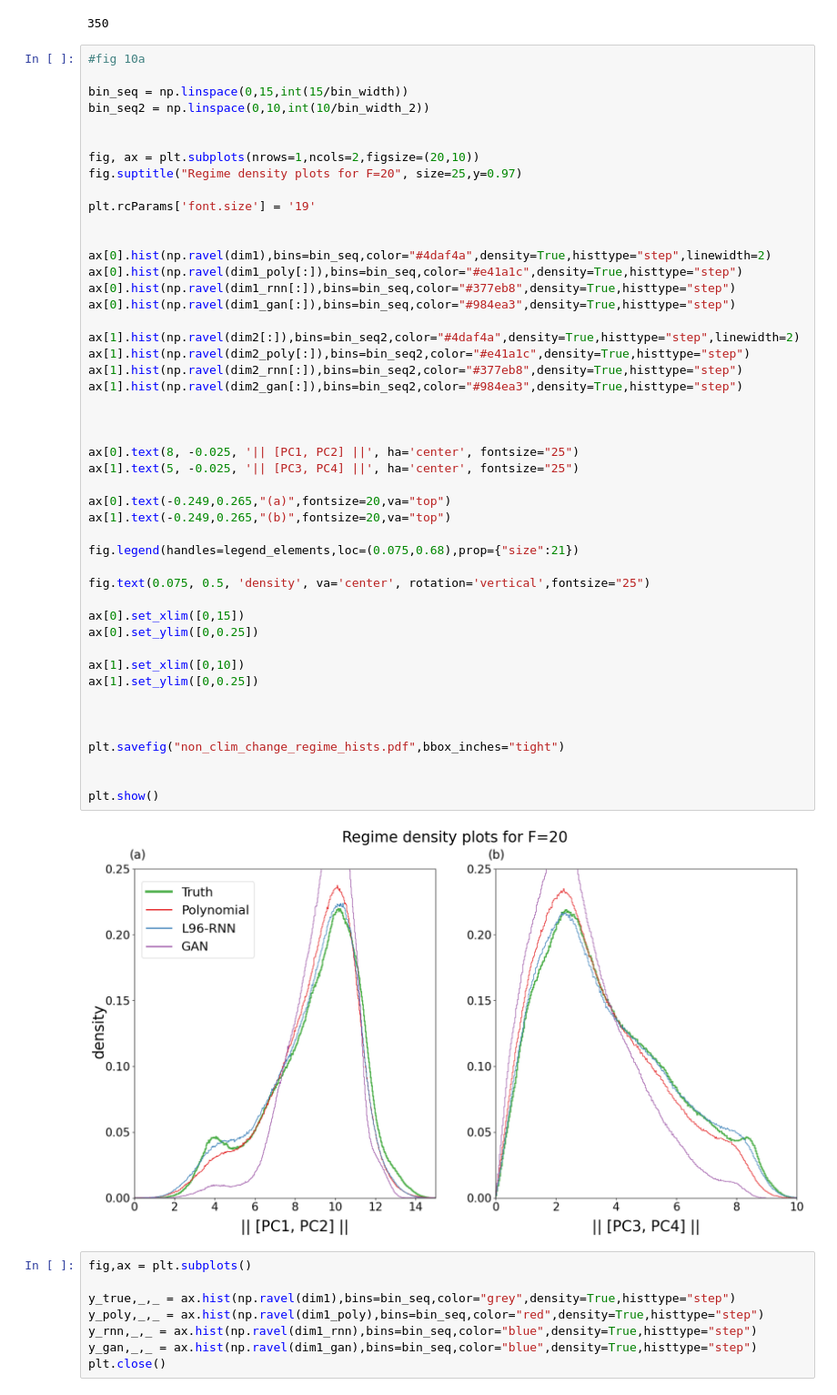
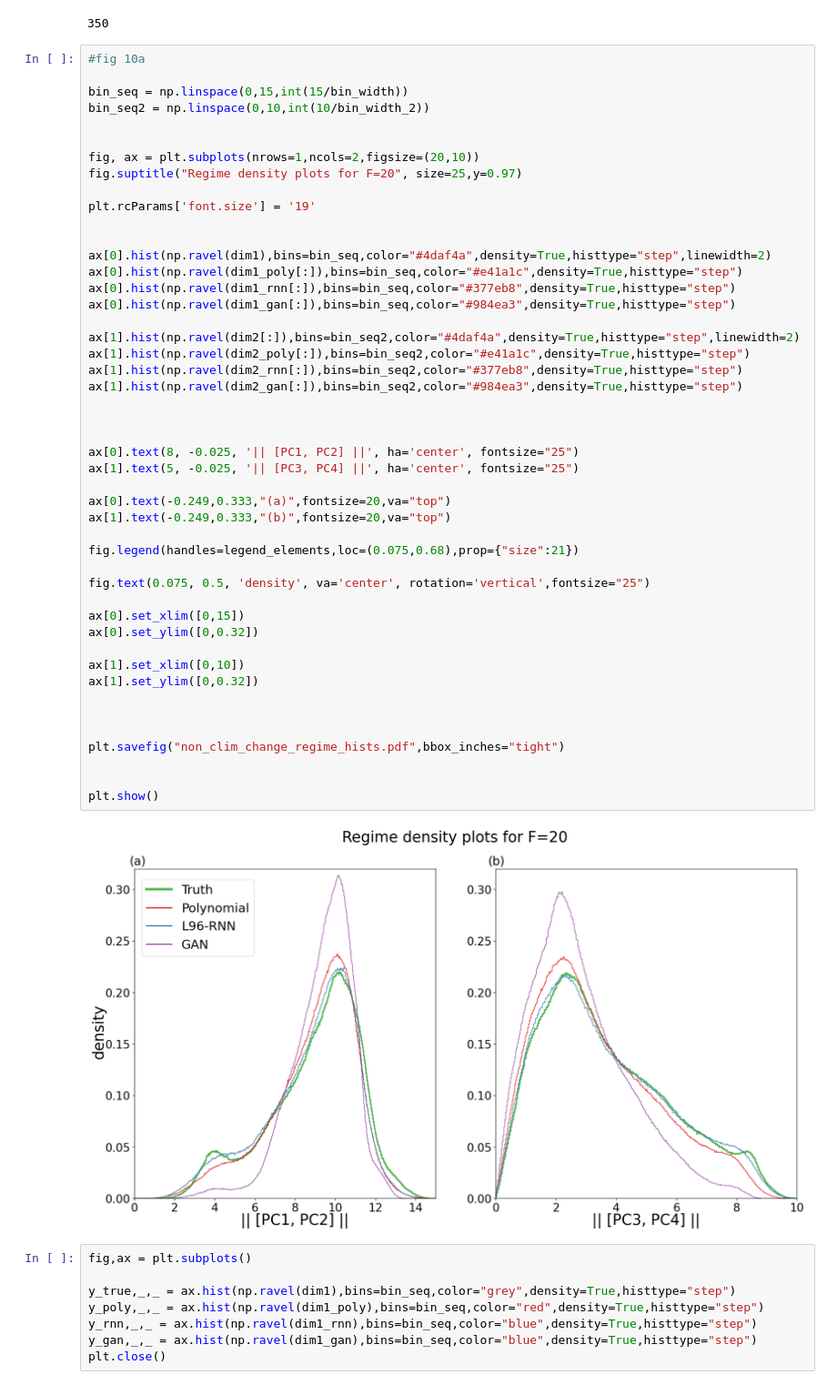
Before and after one commit to raghul-parthipan/l96_rnn, a Jupyter notebook: analysis/analysis_notebook/regime_analysis_paper_plots.ipynb, the cells around one changed output. Shown at 91% size. Saved outputs shown, nothing was run; the diff lists cells and outputs as text.

Commit message:
changes to plots after technical corrections

```diff
--- a/analysis/analysis_notebook/regime_analysis_paper_plots.ipynb
+++ b/analysis/analysis_notebook/regime_analysis_paper_plots.ipynb
@@ -293,38 +293,38 @@ ax[0].hist(np.ravel(dim1),bins=bin_seq,color="#4daf4a",density=True,histtype="st
 ax[0].hist(np.ravel(dim1_poly[:]),bins=bin_seq,color="#e41a1c",density=True,histtype="step")
 ax[0].hist(np.ravel(dim1_rnn[:]),bins=bin_seq,color="#377eb8",density=True,histtype="step")
 ax[0].hist(np.ravel(dim1_gan[:]),bins=bin_seq,color="#984ea3",density=True,histtype="step")
 
 ax[1].hist(np.ravel(dim2[:]),bins=bin_seq2,color="#4daf4a",density=True,histtype="step",linewidth=2)
 ax[1].hist(np.ravel(dim2_poly[:]),bins=bin_seq2,color="#e41a1c",density=True,histtype="step")
 ax[1].hist(np.ravel(dim2_rnn[:]),bins=bin_seq2,color="#377eb8",density=True,histtype="step")
 ax[1].hist(np.ravel(dim2_gan[:]),bins=bin_seq2,color="#984ea3",density=True,histtype="step")
 
 
 
 ax[0].text(8, -0.025, '|| [PC1, PC2] ||', ha='center', fontsize="25")
 ax[1].text(5, -0.025, '|| [PC3, PC4] ||', ha='center', fontsize="25")
 
-ax[0].text(-0.249,0.265,"(a)",fontsize=20,va="top")
-ax[1].text(-0.249,0.265,"(b)",fontsize=20,va="top")
+ax[0].text(-0.249,0.333,"(a)",fontsize=20,va="top")
+ax[1].text(-0.249,0.333,"(b)",fontsize=20,va="top")
 
 fig.legend(handles=legend_elements,loc=(0.075,0.68),prop={"size":21})
 
 fig.text(0.075, 0.5, 'density', va='center', rotation='vertical',fontsize="25")
 
 ax[0].set_xlim([0,15])
-ax[0].set_ylim([0,0.25])
+ax[0].set_ylim([0,0.32])
 
 ax[1].set_xlim([0,10])
-ax[1].set_ylim([0,0.25])
+ax[1].set_ylim([0,0.32])
 
 
 
 plt.savefig("non_clim_change_regime_hists.pdf",bbox_inches="tight")
 
 
 plt.show()
 # %% [output]
-[figure, old version]
+[figure, new version]
 # %%
 fig,ax = plt.subplots()
 
```
Also changed, not shown: 2 other files.
